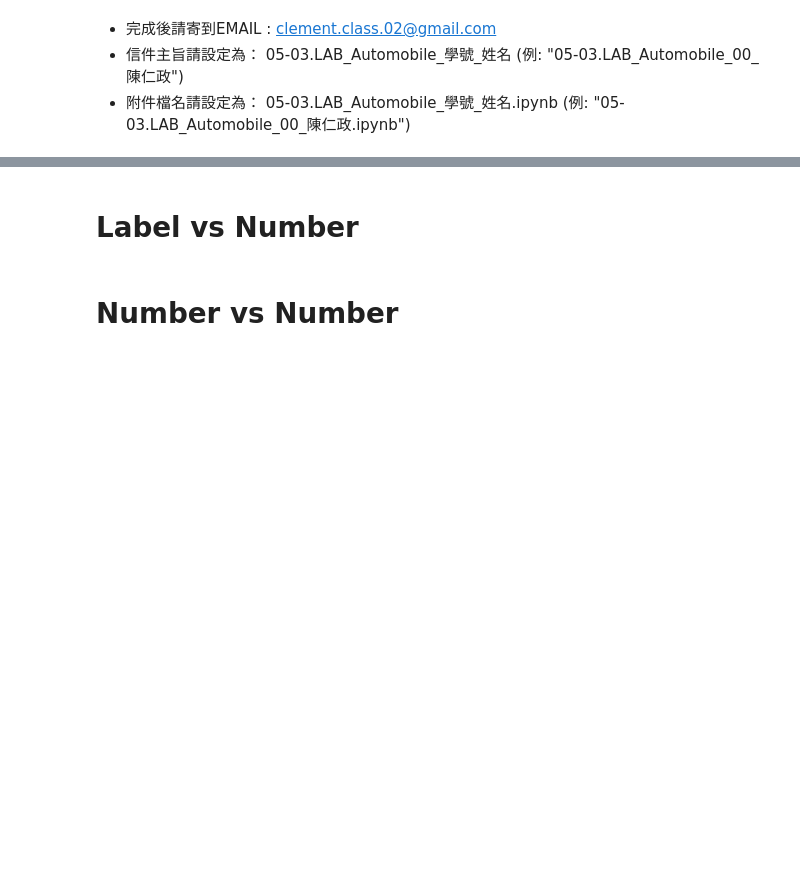
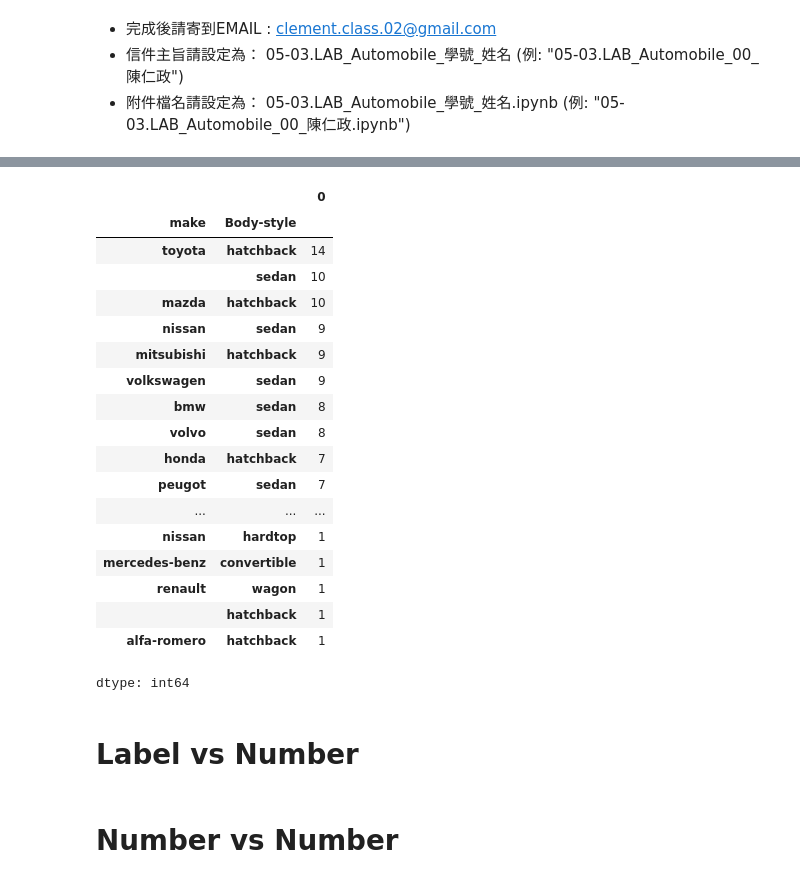
Before and after one commit to Yiting916/data_analysis, a Jupyter notebook: 05-03.LAB_Automobile.ipynb, the cells around one changed output, grey strips where cells are left out. Drawn from its saved outputs; the diff is of its cells as text; code cells hidden in the pictures; blank space fills up the shorter version.

```diff
--- a/05-03.LAB_Automobile.ipynb
+++ b/05-03.LAB_Automobile.ipynb
@@ -24,6 +121,27 @@ data.head(10)
 # %%
 # 練習題
 # 哪一種車型(Body-style)的數量最多？
+data.groupby(['make','Body-style']).size().sort_values(ascending=False)
+# %% [output]
+|  |  | 0 |
+| make | Body-style |  |
+| toyota | hatchback | 14 |
+|  | sedan | 10 |
+| mazda | hatchback | 10 |
+| nissan | sedan | 9 |
+| mitsubishi | hatchback | 9 |
+| volkswagen | sedan | 9 |
+| bmw | sedan | 8 |
+| volvo | sedan | 8 |
+| honda | hatchback | 7 |
+| peugot | sedan | 7 |
+| ... | ... | ... |
+| nissan | hardtop | 1 |
+| mercedes-benz | convertible | 1 |
+| renault | wagon | 1 |
+|  | hatchback | 1 |
+| alfa-romero | hatchback | 1 |
+dtype: int64
 # %% [markdown]
 # Label vs Number
 # %%
```
Also changed, not shown: parts of 9 cells of this notebook.
